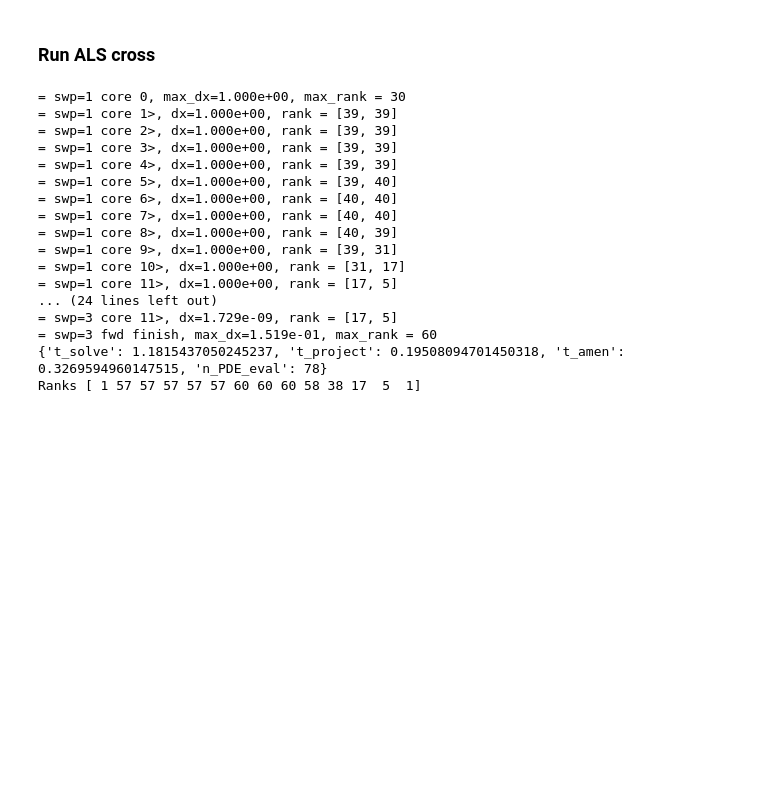
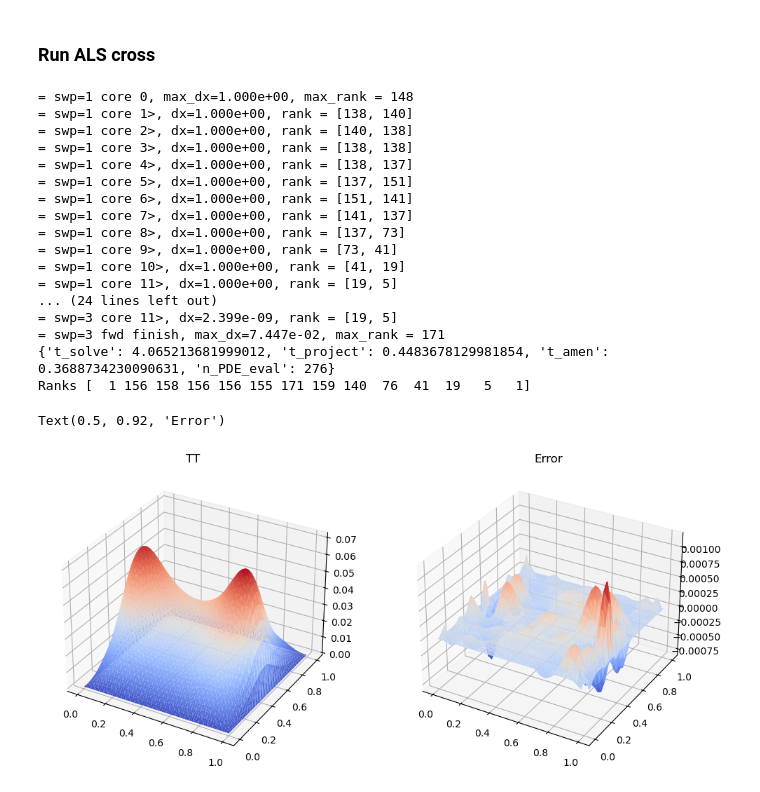
Before and after one commit to huberbenno/TT-IRT, a Jupyter notebook: python/als_cross_rework/convection_diffusion_2d.ipynb, the cells around one changed output. Cells and saved outputs as stored; diff of their text form; code cells hidden in the pictures; blank space fills up the shorter version.

Commit message:
2d convdiff: Added eval and error

```diff
--- a/python/als_cross_rework/convection_diffusion_2d.ipynb
+++ b/python/als_cross_rework/convection_diffusion_2d.ipynb
@@ -252,7 +252,7 @@ TT_c = TT_c.round(1e-12)
 
 print("c TT ranks: ", TT_c.r)
 
-ypoints_b = (10 * (0.5 * np.polynomial.legendre.leggauss(Ny_b[0])[0] + 0.5) - 5)
+ypoints_b = (6 * (0.5 * np.polynomial.legendre.leggauss(Ny_b[0])[0] + 0.5) - 3)
 def b_func(x):
   res = np.empty(x.shape[0])
   for i, xi in enumerate(x):
@@ -304,7 +304,7 @@ test = als_cross(
   [TT_const],
   PDE_fun,
   1e-8,
-  random_init=30,
+  # random_init=30,
   kickrank=10
   )
 
@@ -315,20 +315,20 @@ u = test.get_tensor()
 
 print('Ranks', u.r)
 # %% [output]
-= swp=1 core 0, max_dx=1.000e+00, max_rank = 30
-= swp=1 core 1>, dx=1.000e+00, rank = [39, 39]
-= swp=1 core 2>, dx=1.000e+00, rank = [39, 39]
-= swp=1 core 3>, dx=1.000e+00, rank = [39, 39]
-= swp=1 core 4>, dx=1.000e+00, rank = [39, 39]
-= swp=1 core 5>, dx=1.000e+00, rank = [39, 40]
-= swp=1 core 6>, dx=1.000e+00, rank = [40, 40]
-= swp=1 core 7>, dx=1.000e+00, rank = [40, 40]
-= swp=1 core 8>, dx=1.000e+00, rank = [40, 39]
-= swp=1 core 9>, dx=1.000e+00, rank = [39, 31]
-= swp=1 core 10>, dx=1.000e+00, rank = [31, 17]
-= swp=1 core 11>, dx=1.000e+00, rank = [17, 5]
+= swp=1 core 0, max_dx=1.000e+00, max_rank = 148
+= swp=1 core 1>, dx=1.000e+00, rank = [138, 140]
+= swp=1 core 2>, dx=1.000e+00, rank = [140, 138]
+= swp=1 core 3>, dx=1.000e+00, rank = [138, 138]
+= swp=1 core 4>, dx=1.000e+00, rank = [138, 137]
+= swp=1 core 5>, dx=1.000e+00, rank = [137, 151]
+= swp=1 core 6>, dx=1.000e+00, rank = [151, 141]
+= swp=1 core 7>, dx=1.000e+00, rank = [141, 137]
+= swp=1 core 8>, dx=1.000e+00, rank = [137, 73]
+= swp=1 core 9>, dx=1.000e+00, rank = [73, 41]
+= swp=1 core 10>, dx=1.000e+00, rank = [41, 19]
+= swp=1 core 11>, dx=1.000e+00, rank = [19, 5]
 ... (24 lines left out)
-= swp=3 core 11>, dx=1.729e-09, rank = [17, 5]
-= swp=3 fwd finish, max_dx=1.519e-01, max_rank = 60
-{'t_solve': 1.1815437050245237, 't_project': 0.19508094701450318, 't_amen': 0.3269594960147515, 'n_PDE_eval': 78}
-Ranks [ 1 57 57 57 57 57 60 60 60 58 38 17  5  1]
+= swp=3 core 11>, dx=2.399e-09, rank = [19, 5]
+= swp=3 fwd finish, max_dx=7.447e-02, max_rank = 171
+{'t_solve': 4.065213681999012, 't_project': 0.4483678129981854, 't_amen': 0.3688734230090631, 'n_PDE_eval': 276}
+Ranks [  1 156 158 156 156 155 171 159 140  76  41  19   5   1]
@@ -334,0 +372,25 @@ Ranks [ 1 57 57 57 57 57 60 60 60 58 38 17  5  1]
+# %%
+cells, cell_types, x = plot.vtk_mesh(V)
+N = x.shape[0]
+
+y = np.random.uniform(-3,3,12)
+
+# TT approx with collocation
+u_coll = eval_collocation(u)(y)
+
+# get FE solution
+diffusion_c.y = y[2:]
+PDE_fun.c.interpolate(diffusion_c)
+PDE_fun.b.interpolate(lambda x: convection_b(x, y[:2]))
+u_ref = PDE_fun.solve_internal()
+
+fig, axs = plt.subplots(1, 2, subplot_kw={'projection': '3d'}, figsize=(12,6))
+
+axs[0].plot_trisurf(x.T[0], x.T[1], u_coll, cmap='coolwarm')
+axs[0].set_title('TT')
+
+axs[1].plot_trisurf(x.T[0], x.T[1], u_coll-u_ref, cmap='coolwarm')
+axs[1].set_title('Error')
+# %% [output]
+Text(0.5, 0.92, 'Error')
+[figure, added]
```
Also changed, not shown: parts of 3 cells of this notebook.
